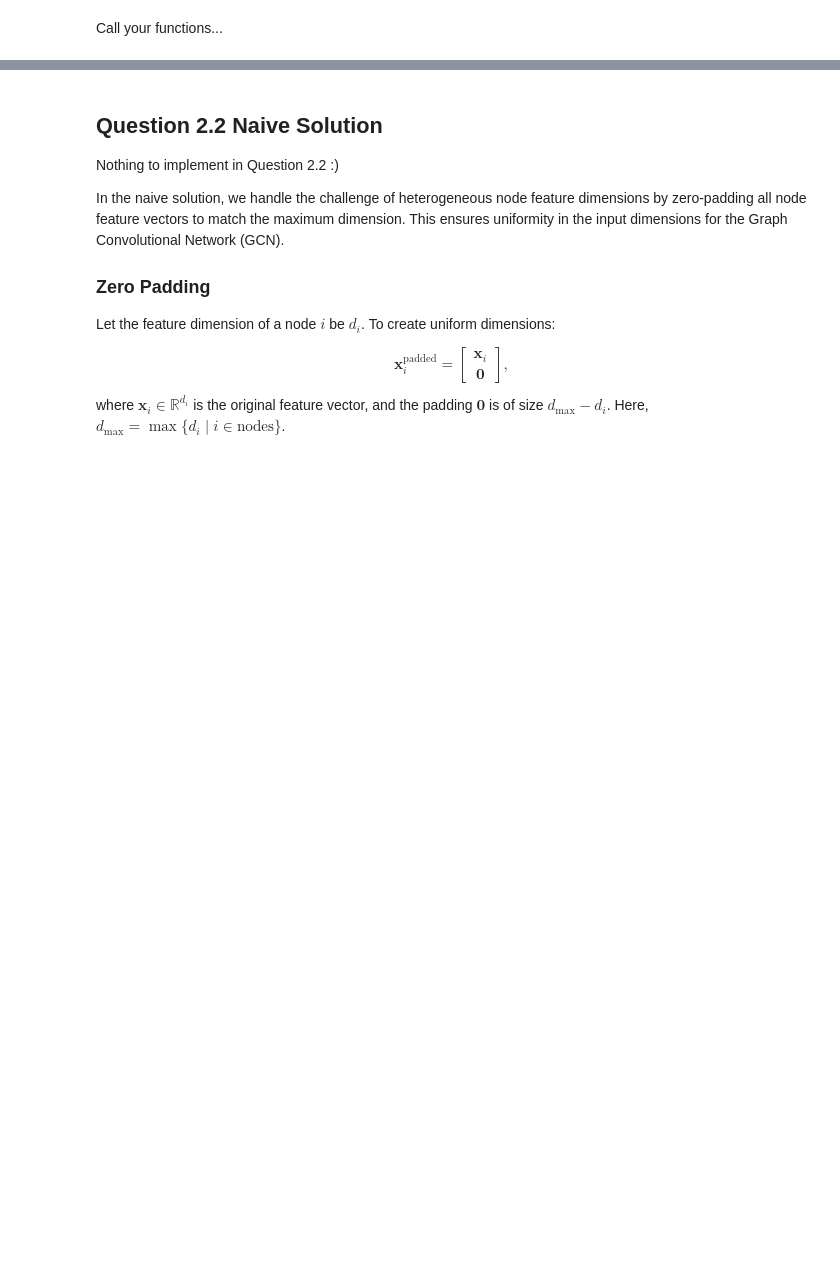
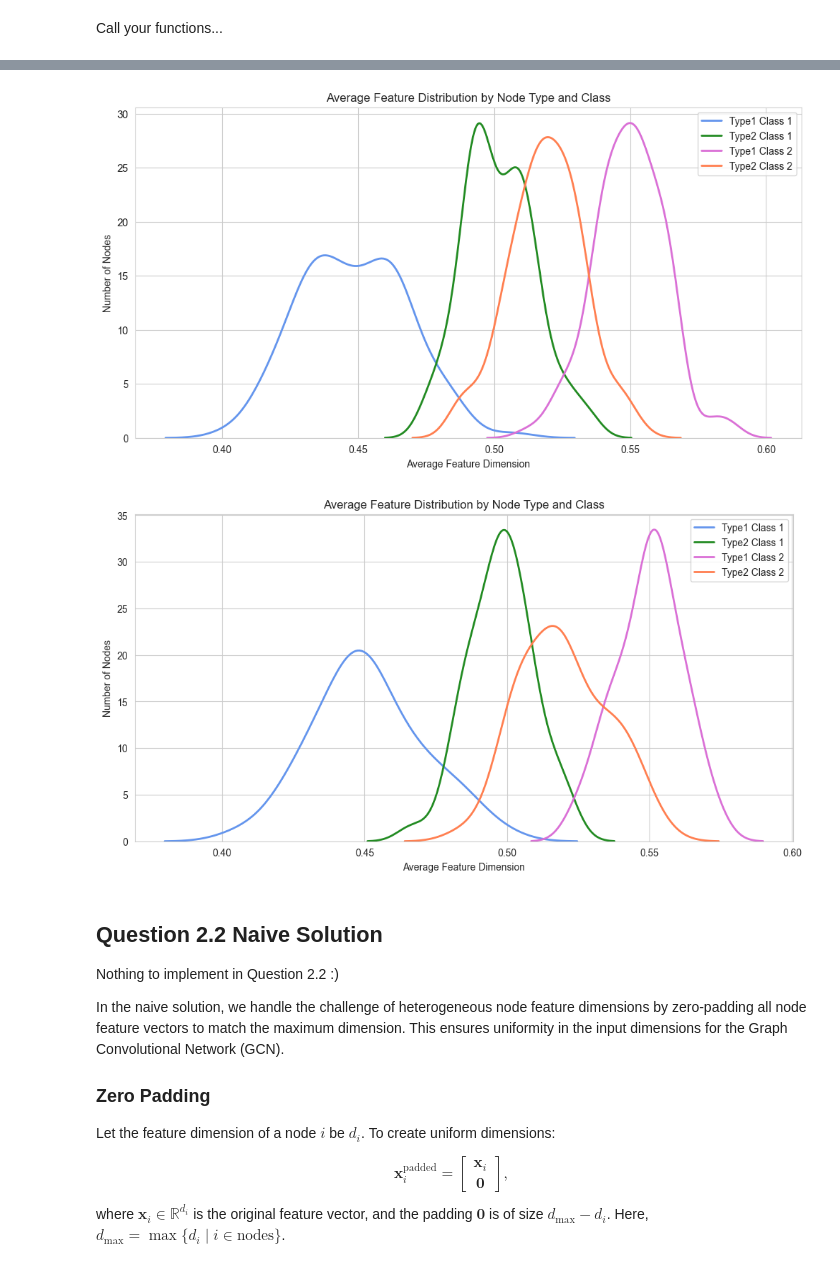
Before and after one commit to belfioreasia/Deep-Graph-Based-Learning, a Jupyter notebook: Coursework/q2_heterogeneous_node_classifcation.ipynb, the cells around one changed output, grey strips where cells are left out. Saved outputs shown, nothing was run; the diff lists cells and outputs as text; code cells hidden in the pictures; blank space fills up the shorter version.

```diff
--- a/Coursework/q2_heterogeneous_node_classifcation.ipynb
+++ b/Coursework/q2_heterogeneous_node_classifcation.ipynb
@@ -213,45 +272,3 @@ Implement the `plot_node_feature_distributions` function.
 
 
 **NOTE:** The questions above are named as Question 2.1.c and Question 2.1.d by purpose to be consistent with the Coursework Description PDF, the other subquestions of Question 2 need to be answered in your report.
-# %%
-# ####################################################
-# MODIFY THE CODE BELOW
-# ####################################################
-
-# TODO: implement
-
-def plot_node_feature_distributions(X1, X2, save=False, plot_name=""):
-    """
-    Plots the distributions (as normal PDFs) of the *average* feature values
-    for four groups of nodes on the *same* figure:
-      * type1, class=1
-      * type1, class=2
-      * type2, class=1
-      * type2, class=2
-    """
-    plt.figure(figsize=(10, 8))
-
-    # Convert to numpy arrays and get the first feature dimension
-    features_0_np_1 = np.array(X1)[:, 0]  # Take first feature dimension
-    features_0_np_2 = np.array(X1)[:, 1]  # Take second feature dimension
-
-    features_1_np_1 = np.array(X2)[:, 0]  # Take first feature dimension
-    features_1_np_2 = np.array(X2)[:, 1]  # Take second feature dimension
-
-    plt.scatter(features_0_np_1, features_0_np_2, alpha=0.7, label='Class 0', color='cornflowerblue')
-    plt.scatter(features_1_np_1, features_1_np_2, alpha=0.7, label='Class 1', color='plum')
-
-    plt.xlabel('First Feature Dimension')
-    plt.ylabel('Second Feature Dimension')
-    # plt.ylabel('Class')
-    # plt.yticks([0, 1], ['Class 0', 'Class 1'])
-    plt.title('Feature Distribution by Class')
-    plt.legend()
-    if save:
-        fig_name = f"images/Q1/{plot_name}.pdf"
-        plt.savefig(fig_name, format="pdf")
-    plt.show()
-
-# ####################################################
-# END OF MODIFICATION
-# ####################################################
@@ -280,13 +364,17 @@ plot_graph(A_val[shift:shift+graph_size, shift:shift+graph_size], y_val[:shift+g
 # %%
 # ####################################################
 # MODIFY THE CODE BELOW
 # ####################################################
 
-plot_node_feature_distributions()
+plot_node_feature_distributions(X1_train, X2_train, y_train, save=True, plot_name="train_feature_distributions")
+plot_node_feature_distributions(X1_val, X2_val, y_val, save=True, plot_name="eval_feature_distributions")
 
 # ####################################################
 # END OF MODIFICATION
 # ####################################################
+# %% [output]
+[figure, added]
+[figure, added]
 # %% [markdown]
 ## Question 2.2 Naive Solution
 
```
Also changed, not shown: parts of 5 cells of this notebook, 6 other files.
